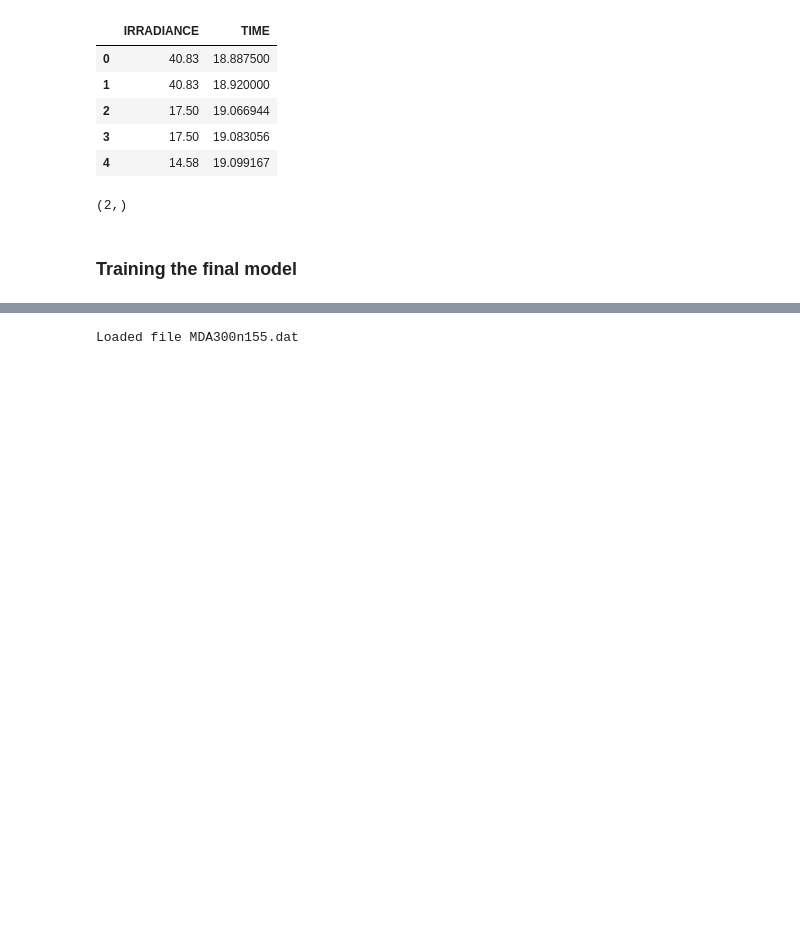
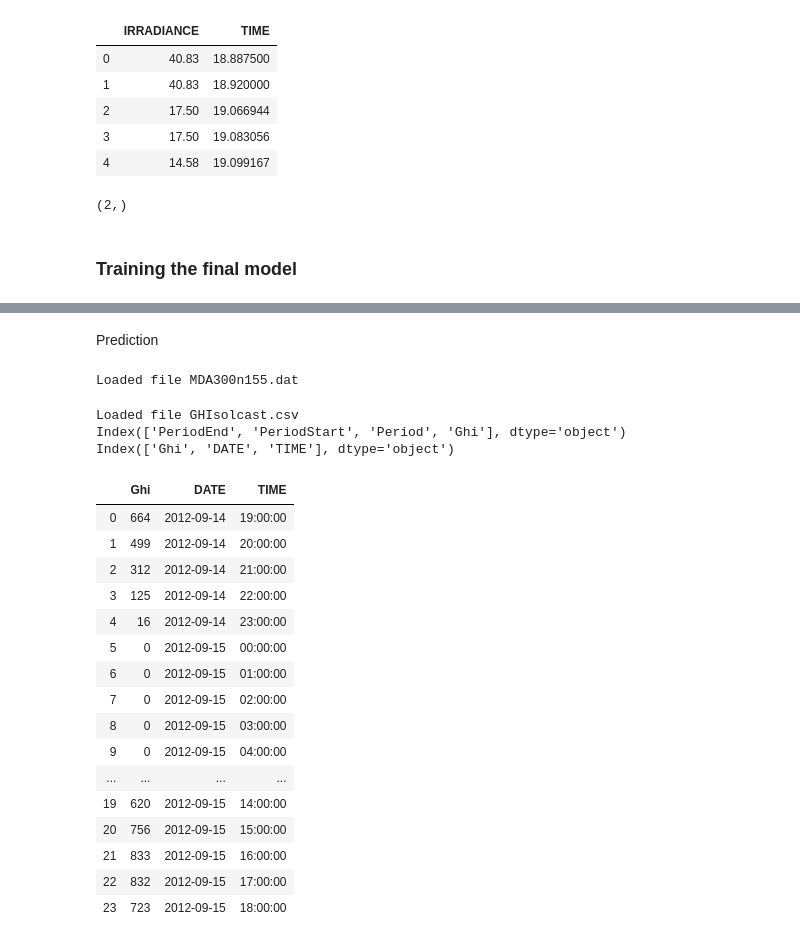
Before and after one commit to MatthewJahn/CIS3296-Irradiance-Project, a Jupyter notebook: Irradiance_Project_CNN.ipynb, the cells around one changed output, grey strips where cells are left out. Cells and saved outputs as stored; diff of their text form; code cells hidden in the pictures; blank space fills up the shorter version.

```diff
--- a/Irradiance_Project_CNN.ipynb
+++ b/Irradiance_Project_CNN.ipynb
@@ -288,3 +240,5 @@ Epoch 2/2
+# %% [markdown]
+Prediction
 # %%
 input = []
 input.append(pd.read_csv('https://raw.githubusercontent.com/Amitangshu/Irradiance_sensing/master/All_Data_For_EPIC_Roof/MDA300n155.dat',
@@ -292,6 +246,42 @@ input.append(pd.read_csv('https://raw.githubusercontent.com/Amitangshu/Irradianc
 print("Loaded file MDA300n155.dat")
 # %% [output]
 Loaded file MDA300n155.dat
+# %%
+ghi = pd.read_csv('https://raw.githubusercontent.com/MatthewJahn/CIS3296-Irradiance-Project/master/GHIsolcast.csv',
+                     error_bad_lines=False, header=0)
+print("Loaded file GHIsolcast.csv")
+
+print(ghi.columns)
+ghi[['DATE','TIME']] = ghi.PeriodStart.str.split('T', expand=True)
+ghi.TIME = ghi.TIME.str[0:8]
+ghi = ghi.drop('Period', 1)
+ghi = ghi.drop('PeriodStart', 1)
+ghi = ghi.drop('PeriodEnd', 1)
+ghi = ghi.drop(ghi.index[24:])
+
+print(ghi.columns)
+ghi.head(24)
+# %% [output]
+Loaded file GHIsolcast.csv
+Index(['PeriodEnd', 'PeriodStart', 'Period', 'Ghi'], dtype='object')
+Index(['Ghi', 'DATE', 'TIME'], dtype='object')
+|  | Ghi | DATE | TIME |
+| 0 | 664 | 2012-09-14 | 19:00:00 |
+| 1 | 499 | 2012-09-14 | 20:00:00 |
+| 2 | 312 | 2012-09-14 | 21:00:00 |
+| 3 | 125 | 2012-09-14 | 22:00:00 |
+| 4 | 16 | 2012-09-14 | 23:00:00 |
+| 5 | 0 | 2012-09-15 | 00:00:00 |
+| 6 | 0 | 2012-09-15 | 01:00:00 |
+| 7 | 0 | 2012-09-15 | 02:00:00 |
+| 8 | 0 | 2012-09-15 | 03:00:00 |
+| 9 | 0 | 2012-09-15 | 04:00:00 |
+| ... | ... | ... | ... |
+| 19 | 620 | 2012-09-15 | 14:00:00 |
+| 20 | 756 | 2012-09-15 | 15:00:00 |
+| 21 | 833 | 2012-09-15 | 16:00:00 |
+| 22 | 832 | 2012-09-15 | 17:00:00 |
+| 23 | 723 | 2012-09-15 | 18:00:00 |
 # %%
 numRec = len(input)
 for y in range(numRec):
```
Also changed, not shown: parts of 18 cells of this notebook.
